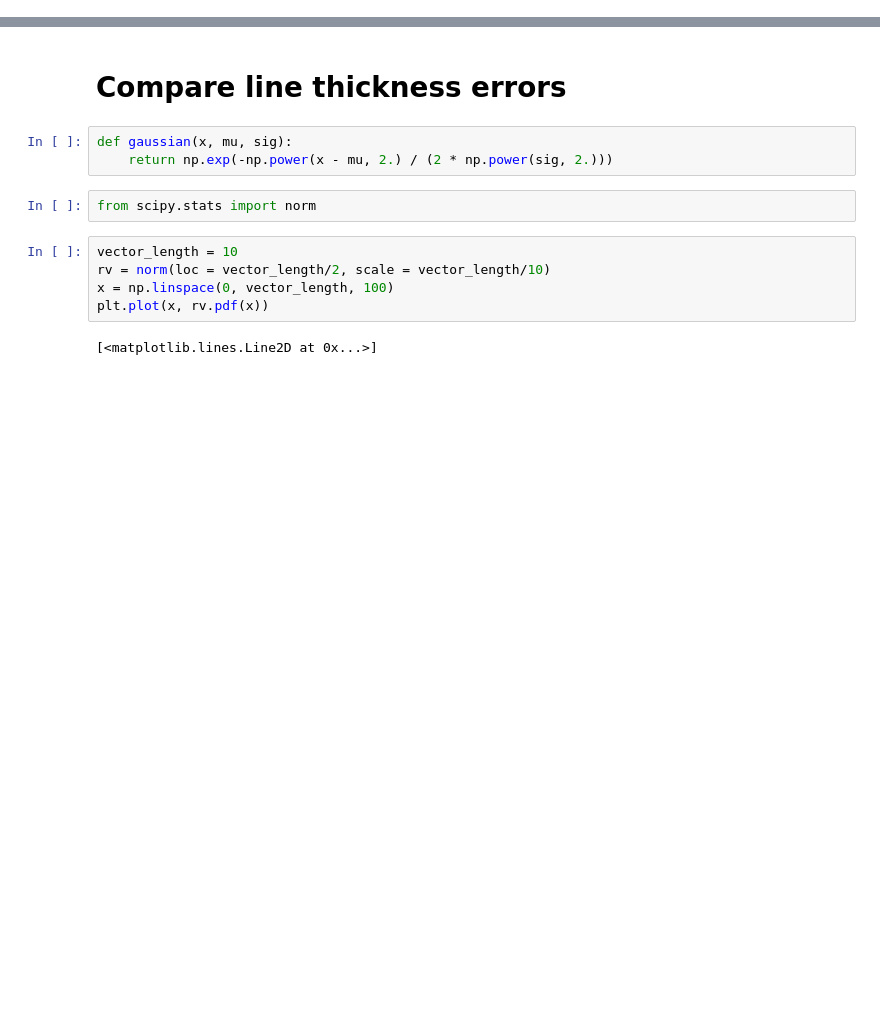
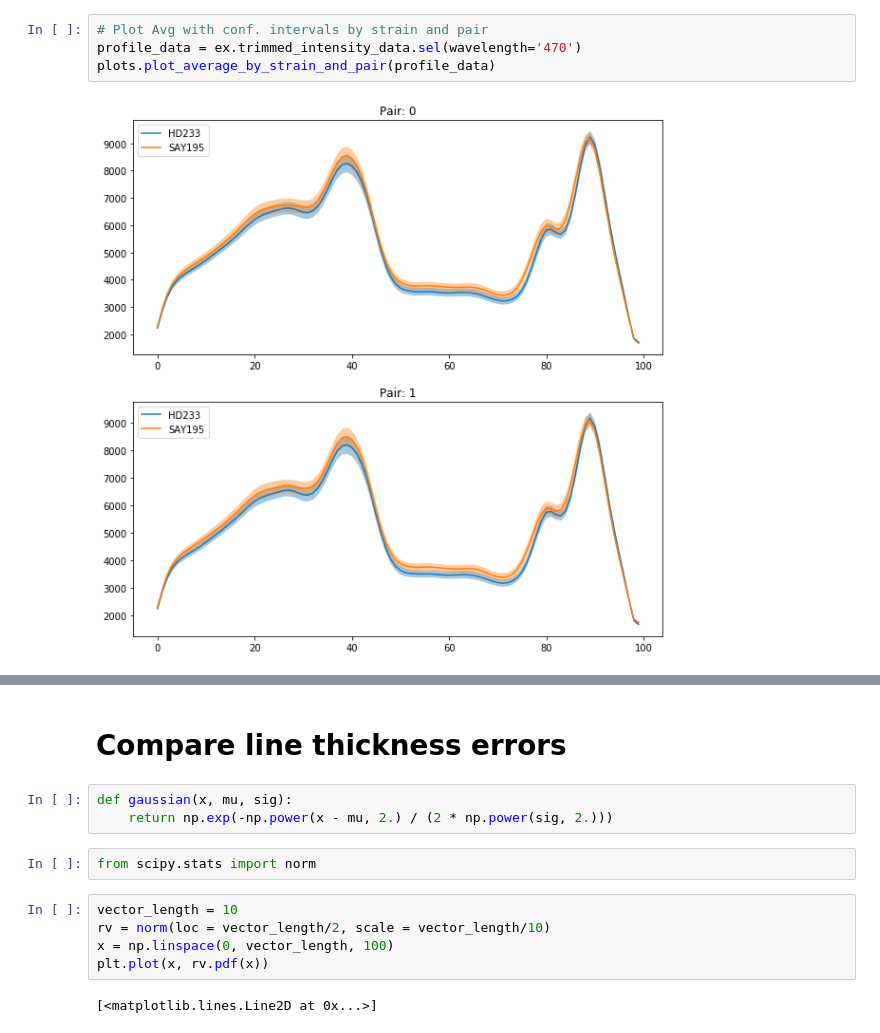
Before and after one commit to ApfeldLab/pharynx_redox, a Jupyter notebook: python/notebooks/playground.ipynb, the cells around one changed output, grey strips where cells are left out. Saved outputs shown, nothing was run; the diff lists cells and outputs as text; blank space fills up the shorter version.

```diff
--- a/python/notebooks/playground.ipynb
+++ b/python/notebooks/playground.ipynb
@@ -41 +46,7 @@ i410[0].shape
+# %%
+# Plot Avg with conf. intervals by strain and pair
+profile_data = ex.trimmed_intensity_data.sel(wavelength='470')
+plots.plot_average_by_strain_and_pair(profile_data)
+# %% [output]
+[figure, added]
 # %%
```
Also changed, not shown: parts of 32 cells of this notebook, 4 other files.
